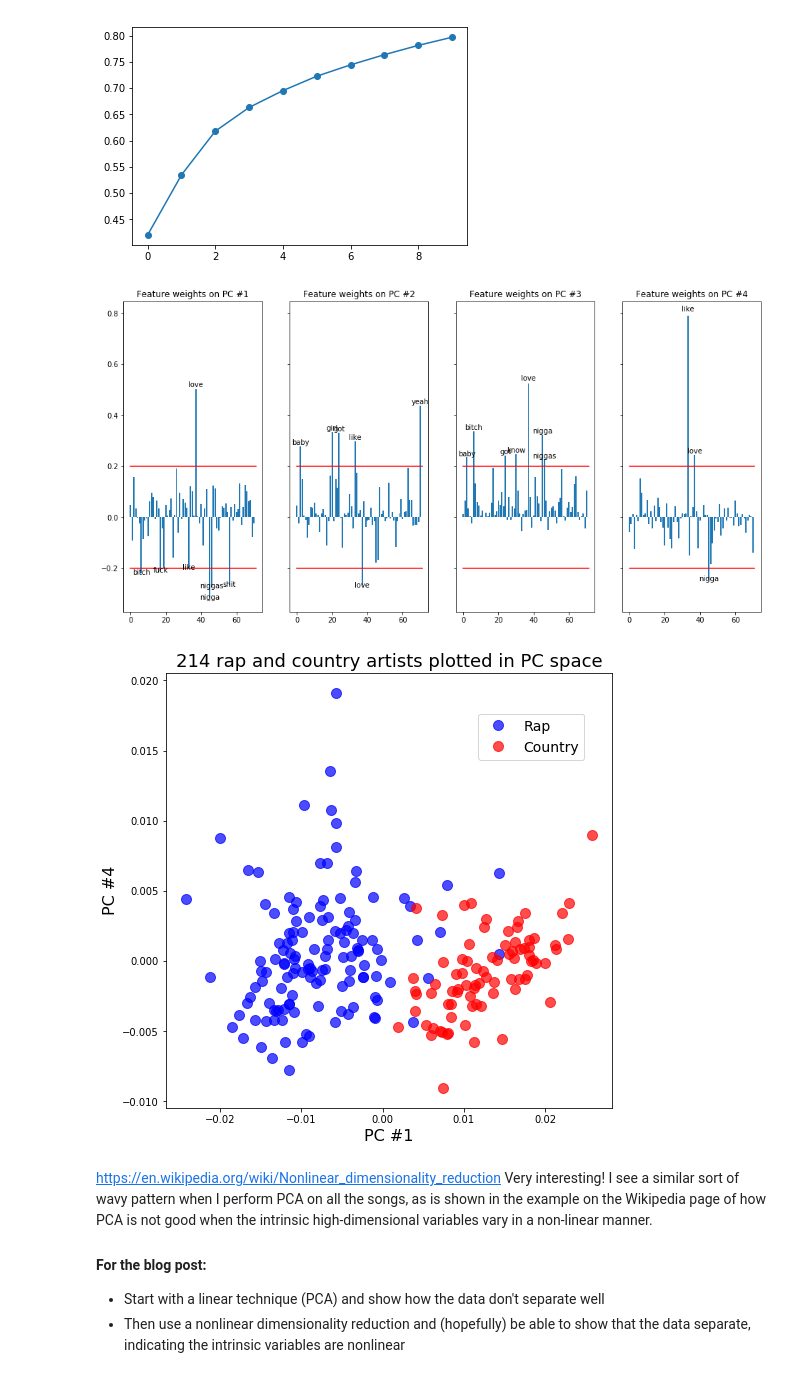
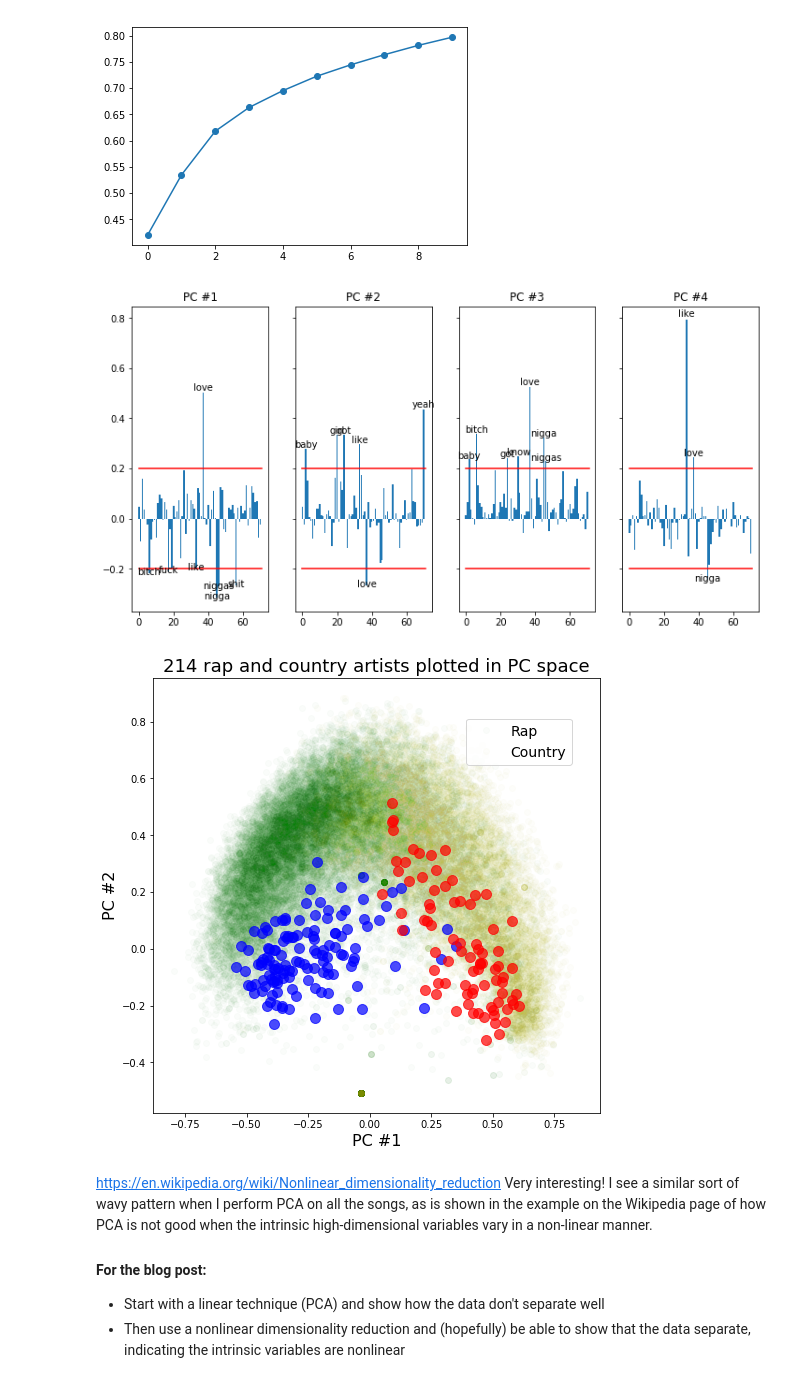
Before and after one commit to johnwmillr/trucks-and-beer, a Jupyter notebook: rapArtists.ipynb, the cells around one changed output. Drawn from its saved outputs; the diff is of its cells as text; code cells hidden in the pictures.

Commit message:
Add songs to artist PC space

```diff
--- a/rapArtists.ipynb
+++ b/rapArtists.ipynb
@@ -970,6 +972,7 @@ from collections import Counter
 # %% [markdown]
 ### Most common words
 # %%
+start = time.time()
 # Tokenize the text
 tokens = word_tokenize(all_lyrics)
 text = nltk.Text(tokens)
@@ -979,6 +982,8 @@ stopwords = nltk.corpus.stopwords.words('english') + [',']
 
 # Frequency distribution of word usage
 fdist = nltk.FreqDist(word.lower() for word in text if word.lower() not in stopwords)
+end = time.time()
+print("Time elapsed: {} seconds".format(end-start))
 # %%
 # Try to avoid stuff like " 's " and " 'm " that have slipped through
 most_common = [w[0] for w in fdist.most_common(100) if len(re.subn("[,'\.]","",w[0])[0])>2]
@@ -1027,10 +1032,10 @@ def countTermsAcrossSongs(text, terms, song_name='WordCounts'):
 # Count popular word occurences either across songs or artists
 # This takes about a minute to compute
 start = time.time()
-# song_term_counts   = pd.concat([countTermsAcrossSongs(song['lyrics'], most_common, song['title']) for song in all_songs],axis=1).T
+song_term_counts   = pd.concat([countTermsAcrossSongs(song['lyrics'], most_common, song['title']) for song in all_songs],axis=1).T
 # term_counts = song_term_counts
-artist_term_counts = pd.concat([countTermsAcrossArtist(artist, most_common) for artist in artists], axis=1).T
-term_counts = artist_term_counts
+# artist_term_counts = pd.concat([countTermsAcrossArtist(artist, most_common) for artist in artists], axis=1).T
+# term_counts = artist_term_counts
 end = time.time()
 print("Time elapsed: {} seconds.".format(end-start))
 term_counts.head()
@@ -1056,7 +1072,7 @@ plt.show()
 pcs = range(4)
 thresholds = [0.2]*len(pcs)
 
-fig, axs = plt.subplots(ncols=len(pcs), sharey=True, figsize=(16,8))
+fig, axs = plt.subplots(ncols=len(pcs), sharey=True, figsize=(12,6))
 
 for ax, n_pc, thresh in zip(axs, pcs, thresholds):
     # Features making up the PC
@@ -1066,11 +1082,12 @@ for ax, n_pc, thresh in zip(axs, pcs, thresholds):
 
     # Plot the PC weights
     ax.bar(range(pca.n_features_), pca.components_[n_pc,:])
-    ax.plot([0,pca.n_features_],  thresh*np.array([1,1]),'r-')
-    ax.plot([0,pca.n_features_], -thresh*np.array([1,1]),'r-')
-    ax.set_title("Feature weights on PC #{}".format(n_pc+1))
+    ax.plot([0, pca.n_features_],  thresh*np.array([1,1]), 'r-')
+    ax.plot([0, pca.n_features_], -thresh*np.array([1,1]), 'r-')
+    ax.set_title("PC #{}".format(n_pc+1))
     for feat, x, y in zip(feats, vals[0],vals[1]):
-        ax.annotate(feat,xy=(x,y*1.02),horizontalalignment='center')
+        ax.annotate(feat,xy=(x,y*1.02), horizontalalignment='center')
+
 plt.show()
 # %% [output]
-[figure, old version]
+[figure, new version]
@@ -1077,25 +1096,41 @@ plt.show()
 # %%
+# Perform PCA
+pca = PCA(n_components=10)
+pca.fit(term_counts)
+X = pca.transform(term_counts)
+X_songs = pca.transform(song_term_counts)
+
+X = normalize(X, norm='l1')
+X_songs = normalize(X_songs)
+
 # Plot artists (or songs) in PC space
 # mask_a = [song['genre'] == 'rap' for songs in all_songs]
 # mask_b = [song['genre'] == 'country' for song in all_songs]
 mask_a = [artist['genre'] == 'rap' for artist in artists]
 mask_b = [artist['genre'] == 'country' for artist in artists]
 # mask_a = [artist['gender'] == 'male' for artist in artists]
 # mask_b = [artist['gender'] == 'female' for artist in artists]
 
-X = pca.transform(term_counts)
 fig, ax = plt.subplots(figsize=(8,8))
-pcs = [1,4]
-ax.plot(X[mask_a, pcs[0]-1], X[mask_a, pcs[1]-1], 'bo', alpha=0.7, markersize=10)
-ax.plot(X[mask_b, pcs[0]-1], X[mask_b, pcs[1]-1], 'ro', alpha=0.7, markersize=10)
+pcs = [1,2]
+num_song = np.arange(30000)
+ma = [song['genre'] == 'rap' for song in all_songs]
+mb = [song['genre'] == 'country' for song in all_songs]
+ax.plot(X_songs[ma, pcs[0]-1], X_songs[ma, pcs[1]-1], 'go', alpha=0.02, markersize=4)
+ax.plot(X_songs[mb, pcs[0]-1], X_songs[mb, pcs[1]-1], 'yo', alpha=0.02, markersize=4)
+
+ax.plot(X[mask_a, pcs[0]-1], X[mask_a, pcs[1]-1], 'bo', alpha=0., markersize=10)
+ax.plot(X[mask_b, pcs[0]-1], X[mask_b, pcs[1]-1], 'ro', alpha=0.6, markersize=10)
+
+# Plot a single song in the artist PC space
 
 ax.set_title("{} rap and country artists plotted in PC space".format(X.shape[0]), fontsize=fs+2)
 ax.set_xlabel("PC #{}".format(pcs[0]), fontsize=fs)
 ax.set_ylabel("PC #{}".format(pcs[1]), fontsize=fs)
 ax.legend(["Rap","Country"], loc=(0.7,0.8), fontsize=fs-2)
 plt.show()
 # %% [output]
-[figure, old version]
+[figure, new version]
 # %% [markdown]
 https://en.wikipedia.org/wiki/Nonlinear_dimensionality_reduction
 Very interesting! I see a similar sort of wavy pattern when I perform PCA on all the songs, as is shown in the example on the Wikipedia page of how PCA is not good when the intrinsic high-dimensional variables vary in a non-linear manner.
```
Also changed, not shown: parts of 7 cells of this notebook.
